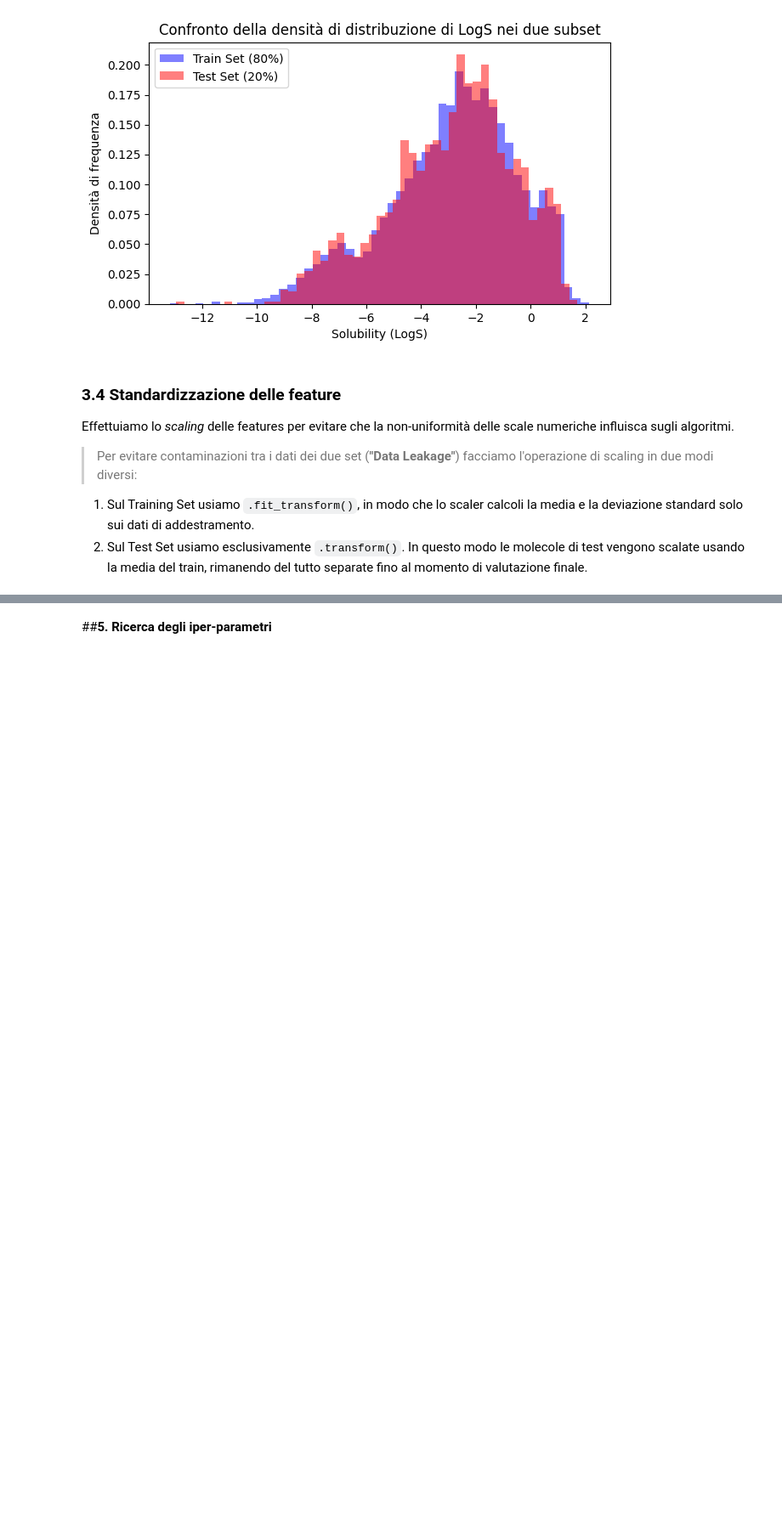
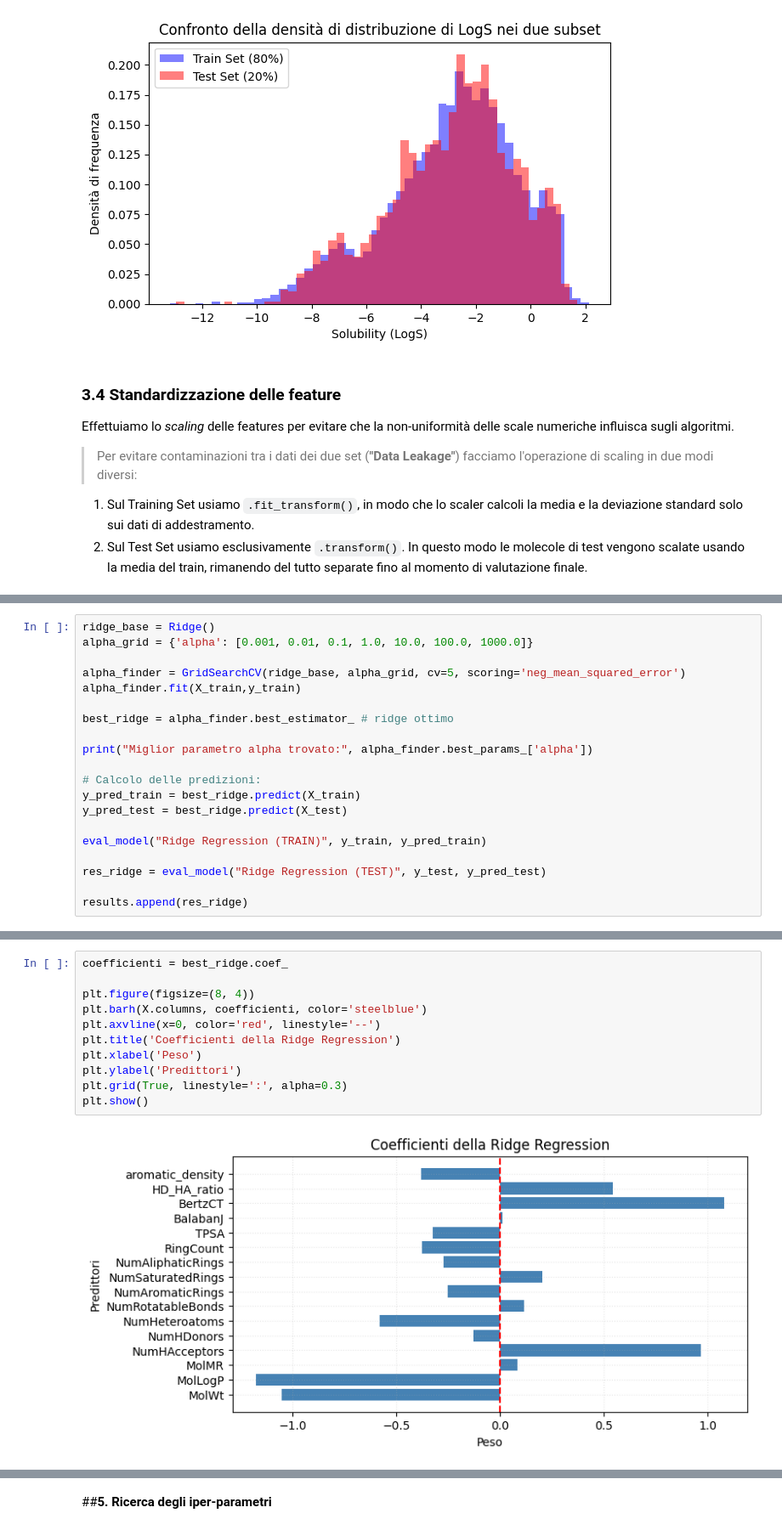
Before and after one commit to elettra-ven/DIA-Ventura-SolAq, a Jupyter notebook: SolAq_DIA_Ventura.ipynb, the cells around one changed output, grey strips where cells are left out. Shown at 85% size. Saved outputs shown, nothing was run; the diff lists cells and outputs as text; blank space fills up the shorter version.

Commit message:
ridge e rf

```diff
--- a/SolAq_DIA_Ventura.ipynb
+++ b/SolAq_DIA_Ventura.ipynb
@@ -646,0 +684,20 @@ Deviazione standard della prima feature: 1.0
+# %%
+ridge_base = Ridge()
+alpha_grid = {'alpha': [0.001, 0.01, 0.1, 1.0, 10.0, 100.0, 1000.0]}
+
+alpha_finder = GridSearchCV(ridge_base, alpha_grid, cv=5, scoring='neg_mean_squared_error')
+alpha_finder.fit(X_train,y_train)
+
+best_ridge = alpha_finder.best_estimator_ # ridge ottimo
+
+print("Miglior parametro alpha trovato:", alpha_finder.best_params_['alpha'])
+
+# Calcolo delle predizioni:
+y_pred_train = best_ridge.predict(X_train)
+y_pred_test = best_ridge.predict(X_test)
+
+eval_model("Ridge Regression (TRAIN)", y_train, y_pred_train)
+
+res_ridge = eval_model("Ridge Regression (TEST)", y_test, y_pred_test)
+
+results.append(res_ridge)
@@ -646,0 +723,13 @@ Deviazione standard della prima feature: 1.0
+# %%
+coefficienti = best_ridge.coef_
+
+plt.figure(figsize=(8, 4))
+plt.barh(X.columns, coefficienti, color='steelblue')
+plt.axvline(x=0, color='red', linestyle='--')
+plt.title('Coefficienti della Ridge Regression')
+plt.xlabel('Peso')
+plt.ylabel('Predittori')
+plt.grid(True, linestyle=':', alpha=0.3)
+plt.show()
+# %% [output]
+[figure, added]
```
Also changed, not shown: parts of 18 cells of this notebook.
